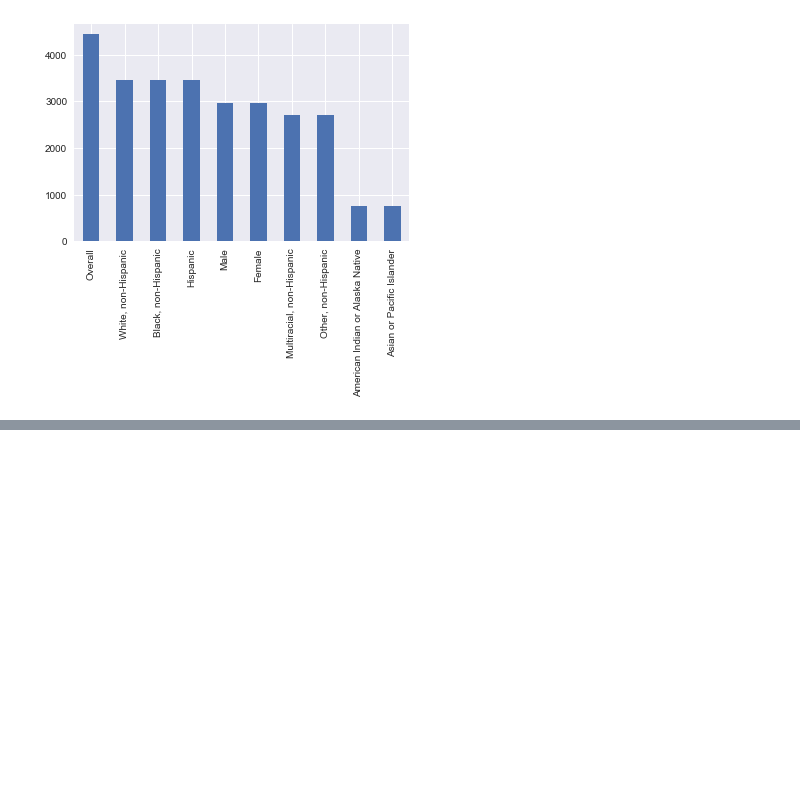
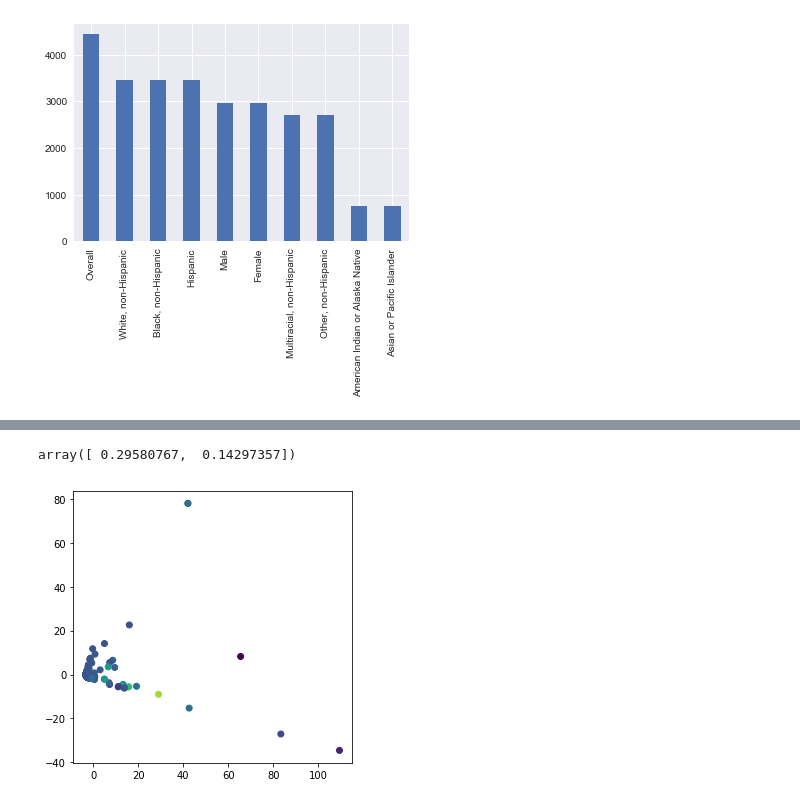
Before and after one commit to dadayadav/Data-visualization, a Jupyter notebook: Untitled.ipynb, the cells around one changed output, grey strips where cells are left out. Cells and saved outputs as stored; diff of their text form; code cells hidden in the pictures; blank space fills up the shorter version.

```diff
--- a/Untitled.ipynb
+++ b/Untitled.ipynb
@@ -271,0 +305,6 @@ plt.show()
+# %%
+# create indication matrix
+# label the train data into numeric form by using OneHotEncoder
+from sklearn.preprocessing import OneHotEncoder
+ohe = OneHotEncoder(categorical_features = [0,1,2,3,4,5,6])
+x = ohe.fit_transform(x).toarray()
@@ -271,0 +321,6 @@ plt.show()
+# %%
+# make burt matrix
+tx = x.transpose()
+mx = np.matrix(tx)
+my = np.matrix(x)
+x = mx * my
@@ -271,0 +337,5 @@ plt.show()
+# %%
+# feature scaling
+from sklearn.preprocessing import StandardScaler
+sc = StandardScaler()
+x = sc.fit_transform(x)
@@ -271,0 +358,24 @@ plt.show()
+# %%
+# applying PCA
+from sklearn.decomposition import PCA
+pca = PCA(n_components = 2) # first see how many value dominating then assign the component
+x_train = pca.fit_transform(x)
+# %%
+explained_variance = pca.explained_variance_ratio_
+explained_variance
+# %% [output]
+array([ 0.29580767,  0.14297357])
+# %%
+a = []
+b = []
+for i in range(len(x_train)):
+    x,y = x_train[i]
+    a.append(x)
+    b.append(y)
+
+fig = plt.figure(figsize= (5,5))
+ax = fig.add_subplot(111)
+ax.scatter(a, b, c=c)
+plt.show()
+# %% [output]
+[figure, added]
```
Also changed, not shown: parts of 9 cells of this notebook.
